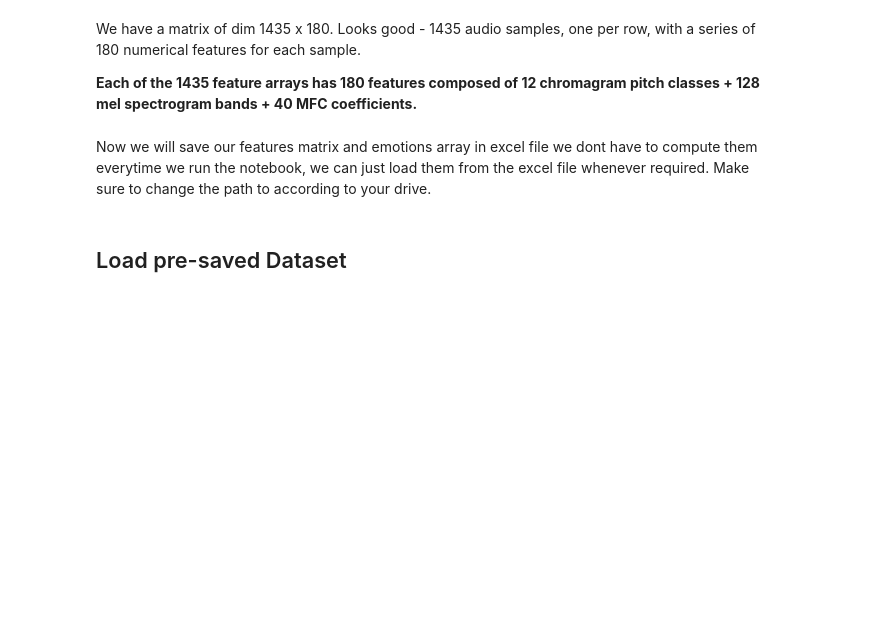
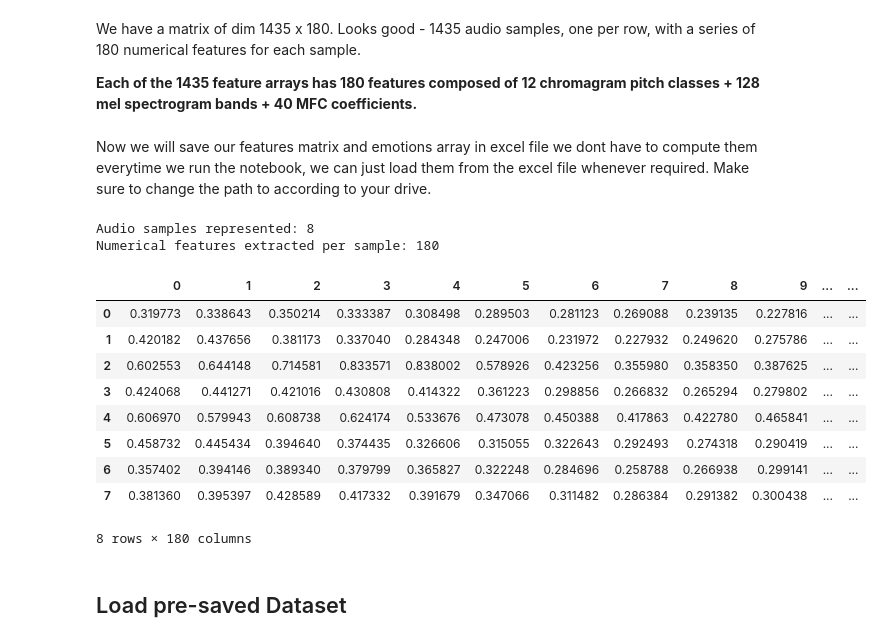
Before and after one commit to yuukionna022/Week3-ClassicML, a Jupyter notebook: Week_3_MachineLearning.ipynb, the cells around one changed output. Drawn from its saved outputs; the diff is of its cells as text; code cells hidden in the pictures; blank space fills up the shorter version.

```diff
--- a/Week_3_MachineLearning.ipynb
+++ b/Week_3_MachineLearning.ipynb
@@ -265,3 +259,28 @@ my_emotions_df = pd.DataFrame(emotions) # make it pretty for display
+# %%
+#making df for my data
+my_features_df = pd.DataFrame(features_my_data)
+my_emotions_df = pd.DataFrame(emotion_my_data)
+print(f'\nAudio samples represented: {features_my_data.shape[0]}')
+print(f'Numerical features extracted per sample: {features_my_data.shape[1]}')
+
+#making df for merged data
+merged_features_df = pd.DataFrame(merged_features)
+merged_emotions_df = pd.DataFrame(merged_emotions)
+
+my_features_df
+# %% [output]
+Audio samples represented: 8
+Numerical features extracted per sample: 180
+|  | 0 | 1 | 2 | 3 | 4 | 5 | 6 | 7 | 8 | 9 | ... | ... |
+| 0 | 0.319773 | 0.338643 | 0.350214 | 0.333387 | 0.308498 | 0.289503 | 0.281123 | 0.269088 | 0.239135 | 0.227816 | ... | ... |
+| 1 | 0.420182 | 0.437656 | 0.381173 | 0.337040 | 0.284348 | 0.247006 | 0.231972 | 0.227932 | 0.249620 | 0.275786 | ... | ... |
+| 2 | 0.602553 | 0.644148 | 0.714581 | 0.833571 | 0.838002 | 0.578926 | 0.423256 | 0.355980 | 0.358350 | 0.387625 | ... | ... |
+| 3 | 0.424068 | 0.441271 | 0.421016 | 0.430808 | 0.414322 | 0.361223 | 0.298856 | 0.266832 | 0.265294 | 0.279802 | ... | ... |
+| 4 | 0.606970 | 0.579943 | 0.608738 | 0.624174 | 0.533676 | 0.473078 | 0.450388 | 0.417863 | 0.422780 | 0.465841 | ... | ... |
+| 5 | 0.458732 | 0.445434 | 0.394640 | 0.374435 | 0.326606 | 0.315055 | 0.322643 | 0.292493 | 0.274318 | 0.290419 | ... | ... |
+| 6 | 0.357402 | 0.394146 | 0.389340 | 0.379799 | 0.365827 | 0.322248 | 0.284696 | 0.258788 | 0.266938 | 0.299141 | ... | ... |
+| 7 | 0.381360 | 0.395397 | 0.428589 | 0.417332 | 0.391679 | 0.347066 | 0.311482 | 0.286384 | 0.291382 | 0.300438 | ... | ... |
+8 rows × 180 columns
 # %%
 features_df.to_csv('/content/drive/MyDrive/featuresRavdess.csv')
 emotions_df.to_csv('/content/drive/MyDrive/emotionsRavdess.csv')
```
Also changed, not shown: parts of 4 cells of this notebook.
